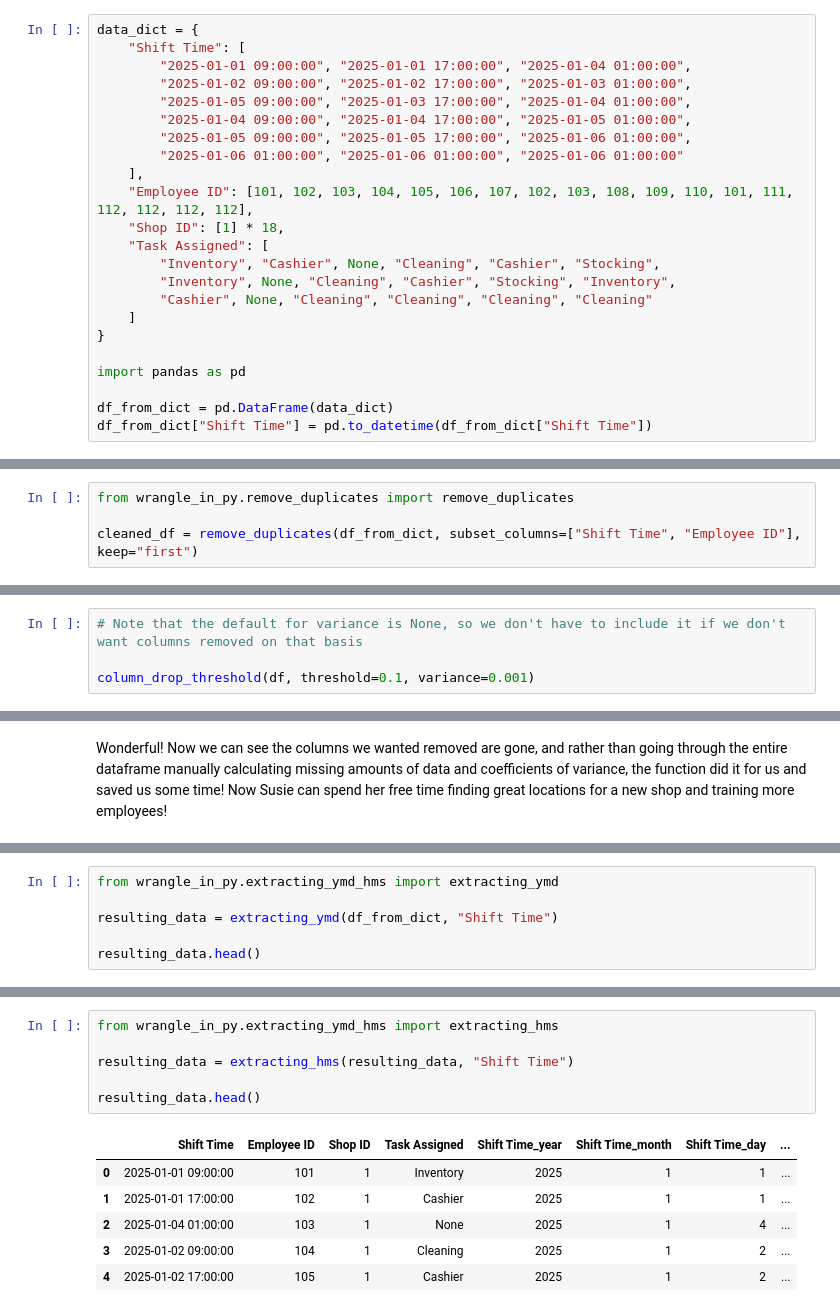
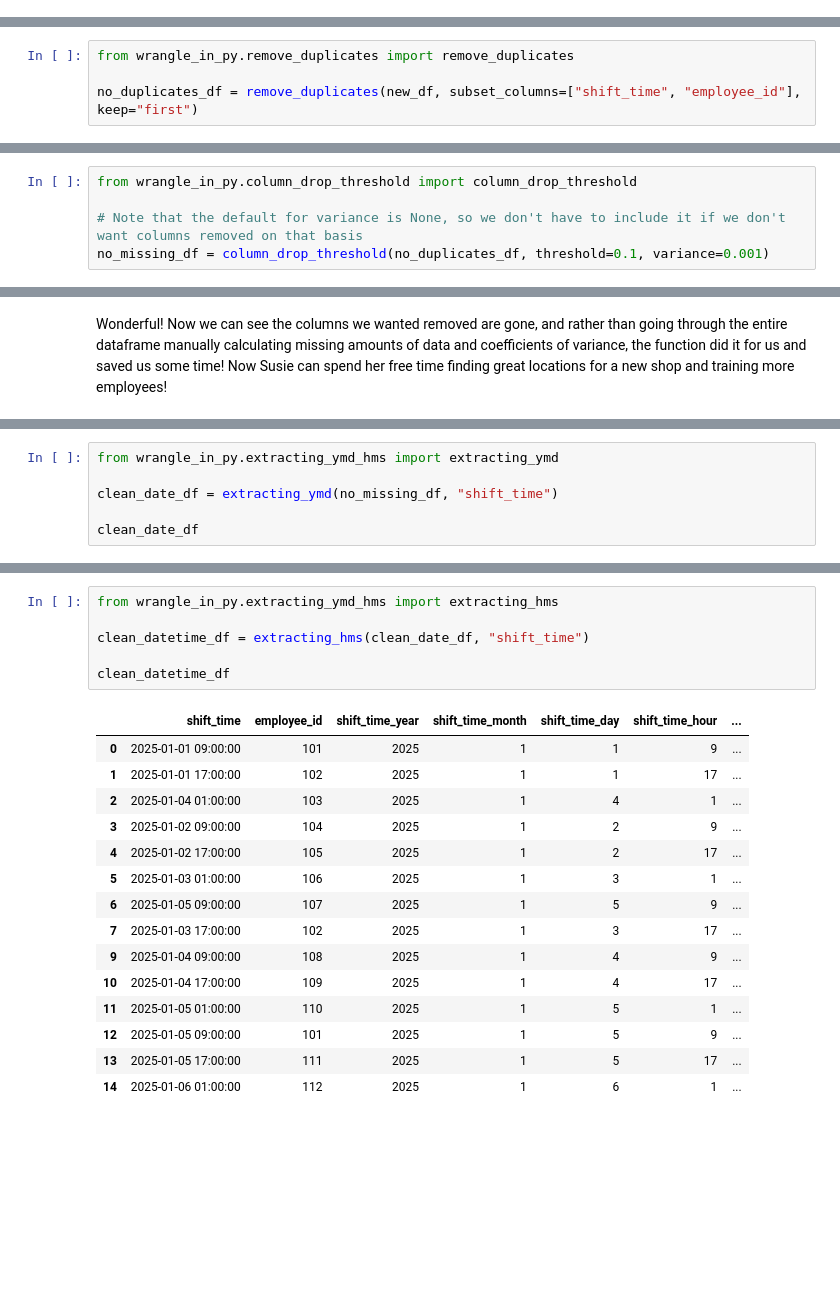
Before and after one commit to UBC-MDS/wrangle_in_py, a Jupyter notebook: docs/example.ipynb, the cells around one changed output, grey strips where cells are left out. Saved outputs shown, nothing was run; the diff lists cells and outputs as text; blank space fills up the shorter version.

```diff
--- a/docs/example.ipynb
+++ b/docs/example.ipynb
@@ -42,26 +39,3 @@ df_from_dict = pd.DataFrame(data_dict)
 
 # Ensure the "Shift Time" column is parsed as datetime
 df_from_dict["Shift Time"] = pd.to_datetime(df_from_dict["Shift Time"])
-# %%
-data_dict = {
-    "Shift Time": [
-        "2025-01-01 09:00:00", "2025-01-01 17:00:00", "2025-01-04 01:00:00",
-        "2025-01-02 09:00:00", "2025-01-02 17:00:00", "2025-01-03 01:00:00",
-        "2025-01-05 09:00:00", "2025-01-03 17:00:00", "2025-01-04 01:00:00",
-        "2025-01-04 09:00:00", "2025-01-04 17:00:00", "2025-01-05 01:00:00",
-        "2025-01-05 09:00:00", "2025-01-05 17:00:00", "2025-01-06 01:00:00",
-        "2025-01-06 01:00:00", "2025-01-06 01:00:00", "2025-01-06 01:00:00"
-    ],
-    "Employee ID": [101, 102, 103, 104, 105, 106, 107, 102, 103, 108, 109, 110, 101, 111, 112, 112, 112, 112],
-    "Shop ID": [1] * 18,
-    "Task Assigned": [
-        "Inventory", "Cashier", None, "Cleaning", "Cashier", "Stocking",
-        "Inventory", None, "Cleaning", "Cashier", "Stocking", "Inventory",
-        "Cashier", None, "Cleaning", "Cleaning", "Cleaning", "Cleaning"
-    ]
-}
-
-import pandas as pd
-
-df_from_dict = pd.DataFrame(data_dict)
-df_from_dict["Shift Time"] = pd.to_datetime(df_from_dict["Shift Time"])
@@ -180,6 +132,6 @@ df_from_dict
 # %%
 from wrangle_in_py.remove_duplicates import remove_duplicates
 
-cleaned_df = remove_duplicates(df_from_dict, subset_columns=["Shift Time", "Employee ID"], keep="first")
+no_duplicates_df = remove_duplicates(new_df, subset_columns=["shift_time", "employee_id"], keep="first")
 # %% [output]
 4 rows have been dropped.
@@ -212,6 +164,7 @@ Thus Susie wants to remove the columns "task_assigned" (for missing data), and "
 # %% [markdown]
 As such Susie has decided to remove any columns with more than 10% missing data, and any columns with a coefficient of variance lower than 0.001.
 # %%
+from wrangle_in_py.column_drop_threshold import column_drop_threshold
+
 # Note that the default for variance is None, so we don't have to include it if we don't want columns removed on that basis
-
-column_drop_threshold(df, threshold=0.1, variance=0.001)
+no_missing_df = column_drop_threshold(no_duplicates_df, threshold=0.1, variance=0.001)
@@ -229,7 +200,7 @@ To start with, the dataframe `df_from_dict` is inputted and `Shift Time` is the
 # %%
 from wrangle_in_py.extracting_ymd_hms import extracting_ymd
 
-resulting_data = extracting_ymd(df_from_dict, "Shift Time")
+clean_date_df = extracting_ymd(no_missing_df, "shift_time")
 
-resulting_data.head()
+clean_date_df
 # %% [output]
@@ -247,14 +227,23 @@ After that, the dataframe `resulting_data` is being further processed and `Shift
 # %%
 from wrangle_in_py.extracting_ymd_hms import extracting_hms
 
-resulting_data = extracting_hms(resulting_data, "Shift Time")
+clean_datetime_df = extracting_hms(clean_date_df, "shift_time")
 
-resulting_data.head()
+clean_datetime_df
 # %% [output]
-|  | Shift Time | Employee ID | Shop ID | Task Assigned | Shift Time_year | Shift Time_month | Shift Time_day | ... |
-| 0 | 2025-01-01 09:00:00 | 101 | 1 | Inventory | 2025 | 1 | 1 | ... |
-| 1 | 2025-01-01 17:00:00 | 102 | 1 | Cashier | 2025 | 1 | 1 | ... |
-| 2 | 2025-01-04 01:00:00 | 103 | 1 | None | 2025 | 1 | 4 | ... |
-| 3 | 2025-01-02 09:00:00 | 104 | 1 | Cleaning | 2025 | 1 | 2 | ... |
-| 4 | 2025-01-02 17:00:00 | 105 | 1 | Cashier | 2025 | 1 | 2 | ... |
+|  | shift_time | employee_id | shift_time_year | shift_time_month | shift_time_day | shift_time_hour | ... |
+| 0 | 2025-01-01 09:00:00 | 101 | 2025 | 1 | 1 | 9 | ... |
+| 1 | 2025-01-01 17:00:00 | 102 | 2025 | 1 | 1 | 17 | ... |
+| 2 | 2025-01-04 01:00:00 | 103 | 2025 | 1 | 4 | 1 | ... |
+| 3 | 2025-01-02 09:00:00 | 104 | 2025 | 1 | 2 | 9 | ... |
+| 4 | 2025-01-02 17:00:00 | 105 | 2025 | 1 | 2 | 17 | ... |
+| 5 | 2025-01-03 01:00:00 | 106 | 2025 | 1 | 3 | 1 | ... |
+| 6 | 2025-01-05 09:00:00 | 107 | 2025 | 1 | 5 | 9 | ... |
+| 7 | 2025-01-03 17:00:00 | 102 | 2025 | 1 | 3 | 17 | ... |
+| 9 | 2025-01-04 09:00:00 | 108 | 2025 | 1 | 4 | 9 | ... |
+| 10 | 2025-01-04 17:00:00 | 109 | 2025 | 1 | 4 | 17 | ... |
+| 11 | 2025-01-05 01:00:00 | 110 | 2025 | 1 | 5 | 1 | ... |
+| 12 | 2025-01-05 09:00:00 | 101 | 2025 | 1 | 5 | 9 | ... |
+| 13 | 2025-01-05 17:00:00 | 111 | 2025 | 1 | 5 | 17 | ... |
+| 14 | 2025-01-06 01:00:00 | 112 | 2025 | 1 | 6 | 1 | ... |
 # %% [markdown]
```
Also changed, not shown: parts of 34 cells of this notebook.
